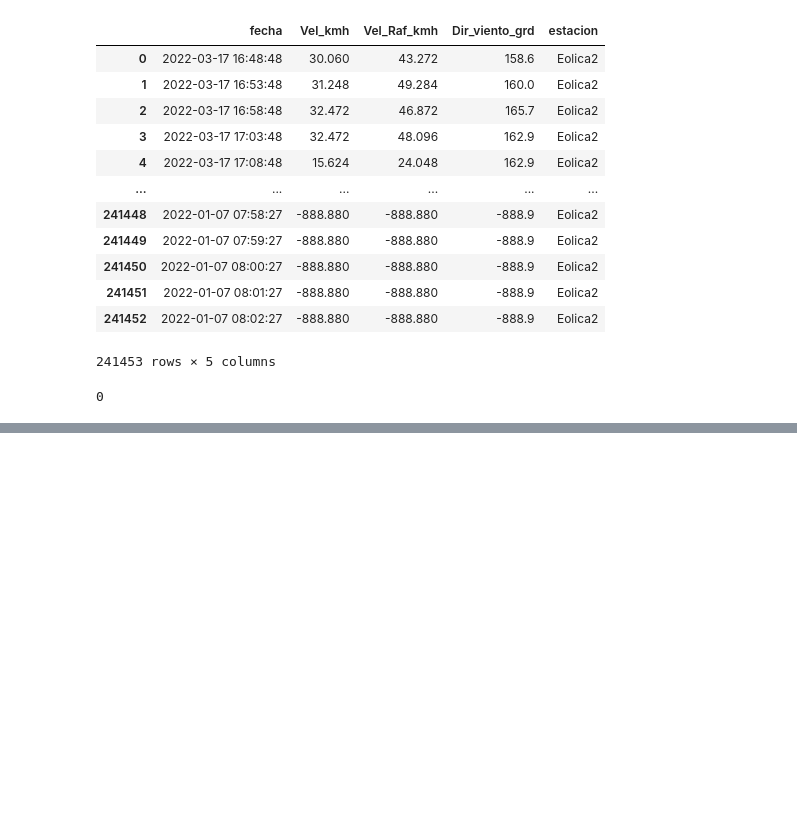
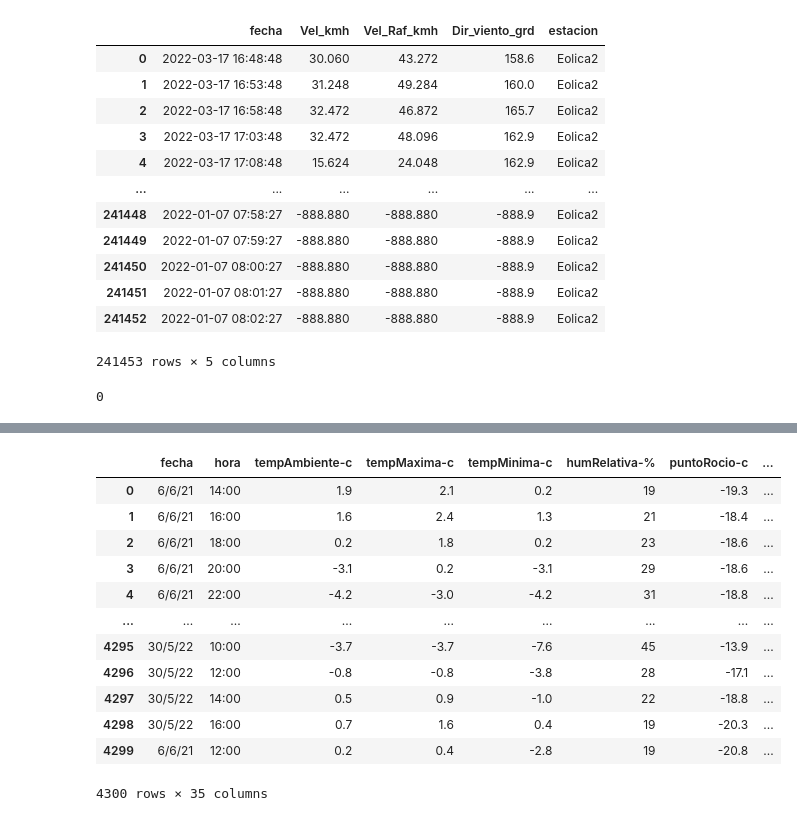
Before and after one commit to ctalamilla/tacatacaMeteo, a Jupyter notebook: Notebooks/EDA.ipynb, the cells around one changed output, grey strips where cells are left out. Saved outputs shown, nothing was run; the diff lists cells and outputs as text; code cells hidden in the pictures; blank space fills up the shorter version.

```diff
--- a/Notebooks/EDA.ipynb
+++ b/Notebooks/EDA.ipynb
@@ -175,0 +247,18 @@ EstacionEolica2.to_csv('Eolica2_cleaned.csv', sep=',')
+# %%
+Davis_Vendaval_cleaned=cleanDavis('../data/EM_Vendaval/all_files', 'Estacion Vendaval')
+# %%
+Davis_Vendaval_cleaned
+# %% [output]
+|  | fecha | hora | tempAmbiente-c | tempMaxima-c | tempMinima-c | humRelativa-% | puntoRocio-c | ... |
+| 0 | 6/6/21 | 14:00 | 1.9 | 2.1 | 0.2 | 19 | -19.3 | ... |
+| 1 | 6/6/21 | 16:00 | 1.6 | 2.4 | 1.3 | 21 | -18.4 | ... |
+| 2 | 6/6/21 | 18:00 | 0.2 | 1.8 | 0.2 | 23 | -18.6 | ... |
+| 3 | 6/6/21 | 20:00 | -3.1 | 0.2 | -3.1 | 29 | -18.6 | ... |
+| 4 | 6/6/21 | 22:00 | -4.2 | -3.0 | -4.2 | 31 | -18.8 | ... |
+| ... | ... | ... | ... | ... | ... | ... | ... | ... |
+| 4295 | 30/5/22 | 10:00 | -3.7 | -3.7 | -7.6 | 45 | -13.9 | ... |
+| 4296 | 30/5/22 | 12:00 | -0.8 | -0.8 | -3.8 | 28 | -17.1 | ... |
+| 4297 | 30/5/22 | 14:00 | 0.5 | 0.9 | -1.0 | 22 | -18.8 | ... |
+| 4298 | 30/5/22 | 16:00 | 0.7 | 1.6 | 0.4 | 19 | -20.3 | ... |
+| 4299 | 6/6/21 | 12:00 | 0.2 | 0.4 | -2.8 | 19 | -20.8 | ... |
+4300 rows × 35 columns
```
Also changed, not shown: parts of 6 cells of this notebook, 3 other files.
